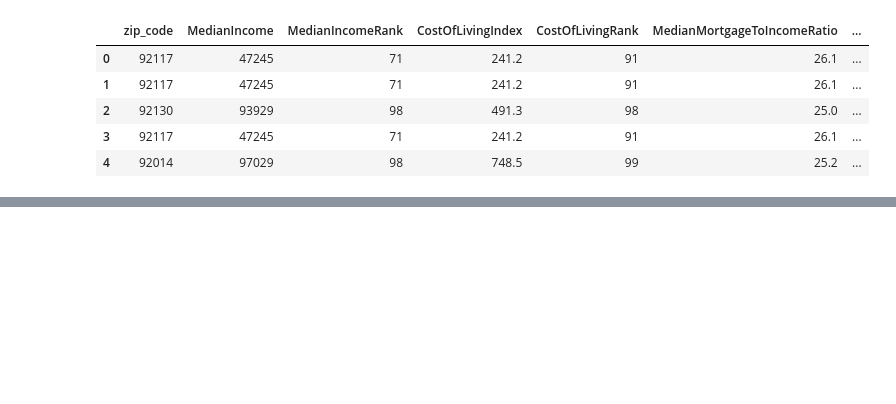
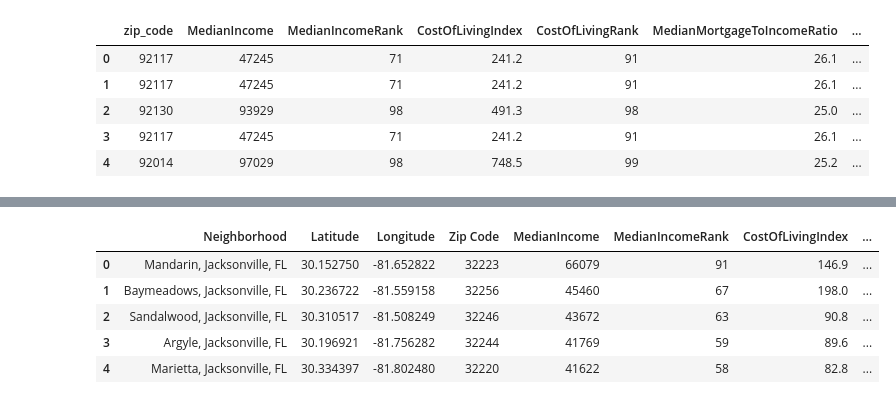
Before and after one commit to gtm1235/IBM_DS_Capstone, a Jupyter notebook: moving_challenge.ipynb, the cells around one changed output, grey strips where cells are left out. Cells and saved outputs as stored; diff of their text form; code cells hidden in the pictures; blank space fills up the shorter version.

```diff
--- a/moving_challenge.ipynb
+++ b/moving_challenge.ipynb
@@ -777,0 +806,12 @@ sandiego_filtered.to_csv('sandiego_filtered.csv')
+# %%
+jacksonville_filtered = pd.read_csv('jacksonville_filtered.csv', index_col=0)
+jacksonville_filtered.reset_index(inplace=True, drop=True)
+jacksonville_filtered.dropna(axis=0, inplace=True)
+jacksonville_filtered.head()
+# %% [output]
+|  | Neighborhood | Latitude | Longitude | Zip Code | MedianIncome | MedianIncomeRank | CostOfLivingIndex | ... |
+| 0 | Mandarin, Jacksonville, FL | 30.152750 | -81.652822 | 32223 | 66079 | 91 | 146.9 | ... |
+| 1 | Baymeadows, Jacksonville, FL | 30.236722 | -81.559158 | 32256 | 45460 | 67 | 198.0 | ... |
+| 2 | Sandalwood, Jacksonville, FL | 30.310517 | -81.508249 | 32246 | 43672 | 63 | 90.8 | ... |
+| 3 | Argyle, Jacksonville, FL | 30.196921 | -81.756282 | 32244 | 41769 | 59 | 89.6 | ... |
+| 4 | Marietta, Jacksonville, FL | 30.334397 | -81.802480 | 32220 | 41622 | 58 | 82.8 | ... |
```
Also changed, not shown: parts of 42 cells of this notebook.
